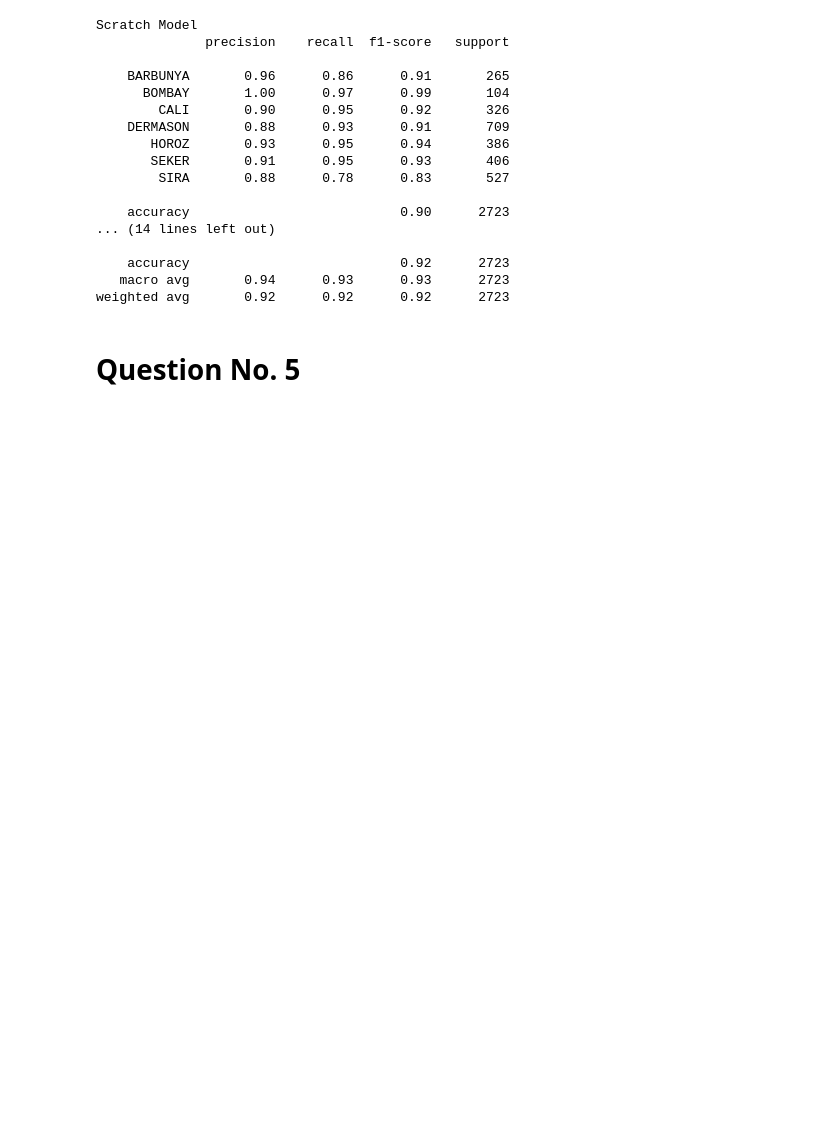
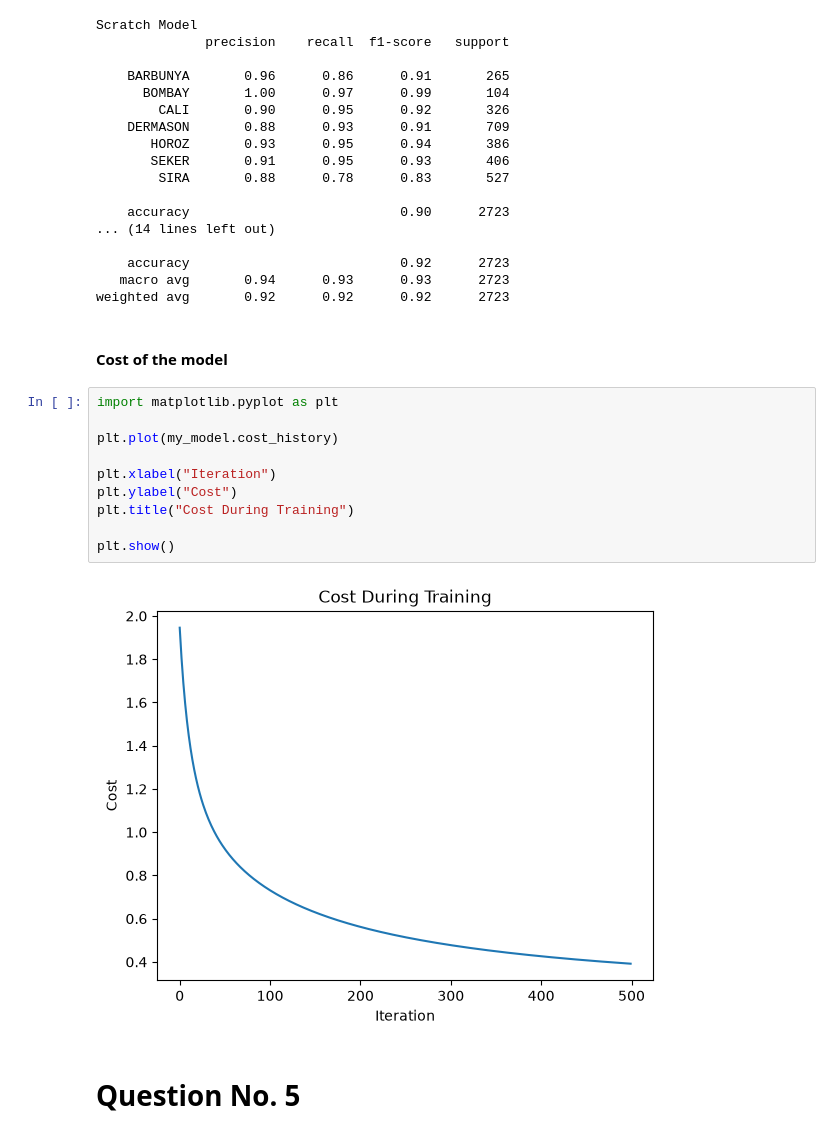
Before and after one commit to dilliram-code/mbust, a Jupyter notebook: Machine Learning by Suresh sir/Assignment_1.ipynb, the cells around one changed output. Cells and saved outputs as stored; diff of their text form; blank space fills up the shorter version.

```diff
--- a/Machine Learning by Suresh sir/Assignment_1.ipynb
+++ b/Machine Learning by Suresh sir/Assignment_1.ipynb
@@ -1092,6 +1092,20 @@ Scratch Model
     accuracy                           0.92      2723
    macro avg       0.94      0.93      0.93      2723
 weighted avg       0.92      0.92      0.92      2723
+# %% [markdown]
+#### Cost of the model
+# %%
+import matplotlib.pyplot as plt
+
+plt.plot(my_model.cost_history)
+
+plt.xlabel("Iteration")
+plt.ylabel("Cost")
+plt.title("Cost During Training")
+
+plt.show()
+# %% [output]
+[figure, added]
 # %% [markdown]
 # Question No. 5
 # %%
```
